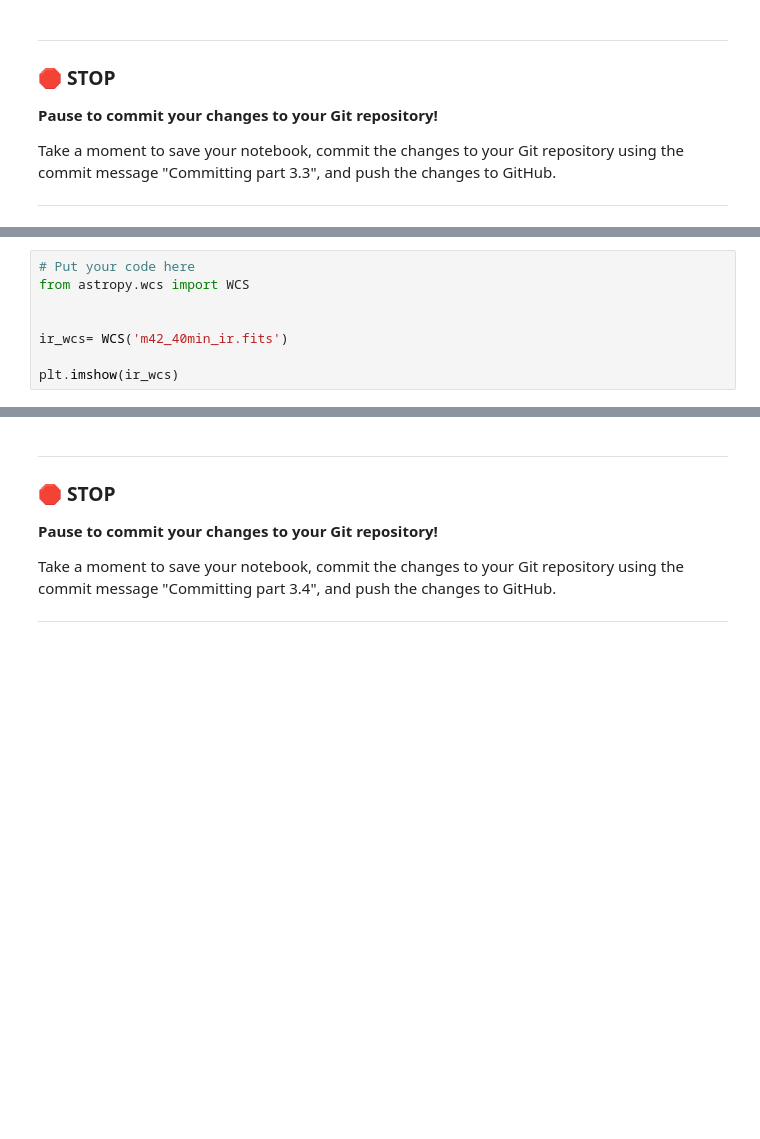
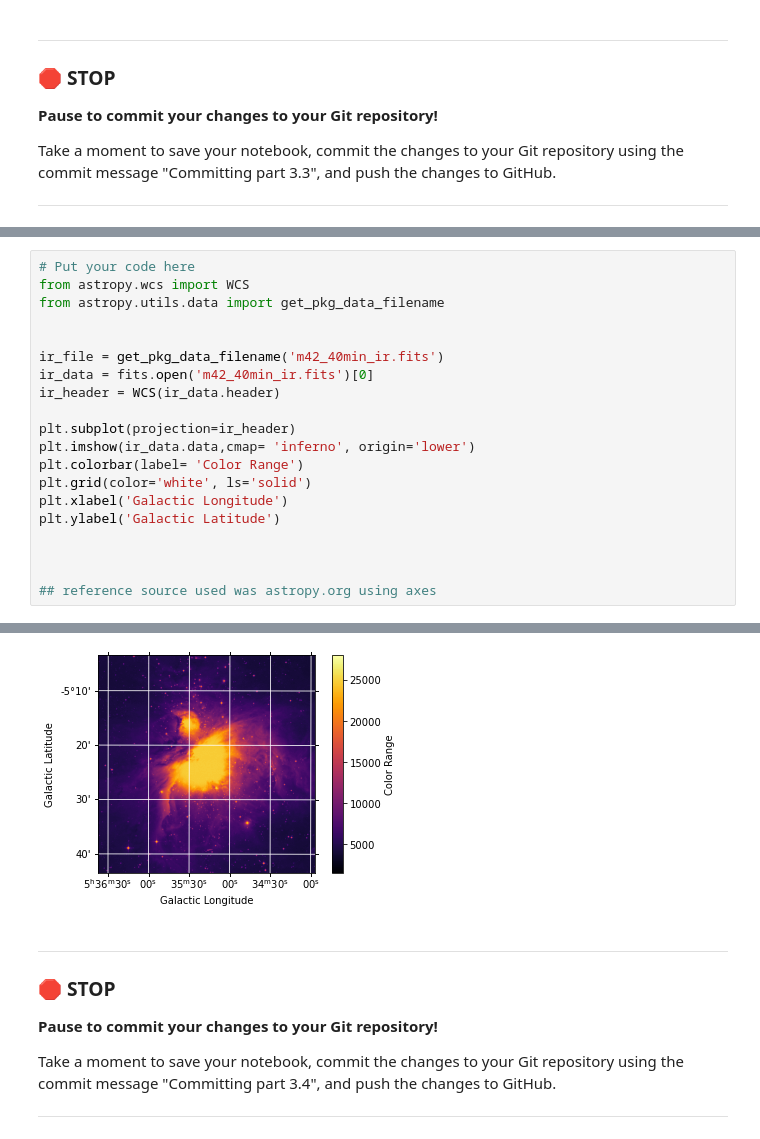
Before and after one commit to parryzac/CMSE202_Projects, a Jupyter notebook: HW-01_GitPracticeDebuggingAndPythonPackages-STUDENT (1).ipynb, the cells around one changed output, grey strips where cells are left out. Drawn from its saved outputs; the diff is of its cells as text; blank space fills up the shorter version.

```diff
--- a/HW-01_GitPracticeDebuggingAndPythonPackages-STUDENT (1).ipynb
+++ b/HW-01_GitPracticeDebuggingAndPythonPackages-STUDENT (1).ipynb
@@ -290,11 +348,24 @@ Now that you've spent some time exploring the nature of these images, we're goin
 <div align="center"><img src="https://i.ibb.co/k0sCXcf/m42-ir-RADEC.png" alt="m42-ir-RADEC" border="0"></div>
 
 **Important note:** You made end up getting some WARNINGs in your notebook when you do this step, but you should be able to safely ignore those. However, if you run into actual errors, you need to troubleshoot those!
-# %%
-# Put your code here
-from astropy.wcs import WCS
-
-
-ir_wcs= WCS('m42_40min_ir.fits')
-
-plt.imshow(ir_wcs)
+# %%
+# Put your code here
+from astropy.wcs import WCS
+from astropy.utils.data import get_pkg_data_filename
+
+
+ir_file = get_pkg_data_filename('m42_40min_ir.fits')
+ir_data = fits.open('m42_40min_ir.fits')[0]
+ir_header = WCS(ir_data.header)
+
+plt.subplot(projection=ir_header)
+plt.imshow(ir_data.data,cmap= 'inferno', origin='lower')
+plt.colorbar(label= 'Color Range')
+plt.grid(color='white', ls='solid')
+plt.xlabel('Galactic Longitude')
+plt.ylabel('Galactic Latitude')
+
+
+
+## reference source used was astropy.org using axes
+# %% [output]
@@ -301,3 +386,4 @@ plt.imshow(ir_wcs)
+[figure, added]
 # %% [markdown]
 ---
 ### &#128721; STOP
```
Also changed, not shown: parts of 19 cells of this notebook.
